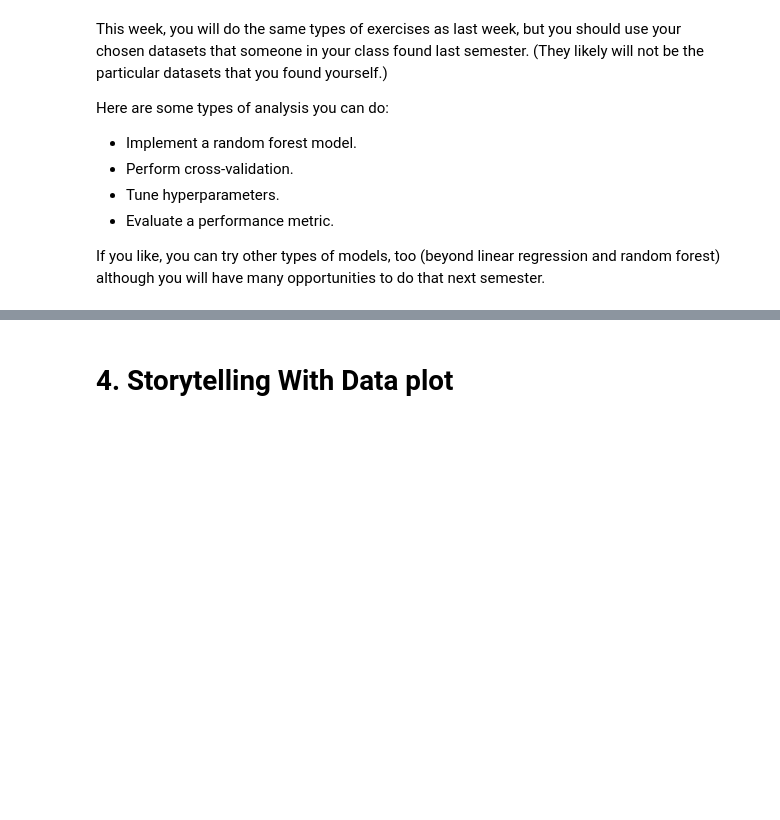
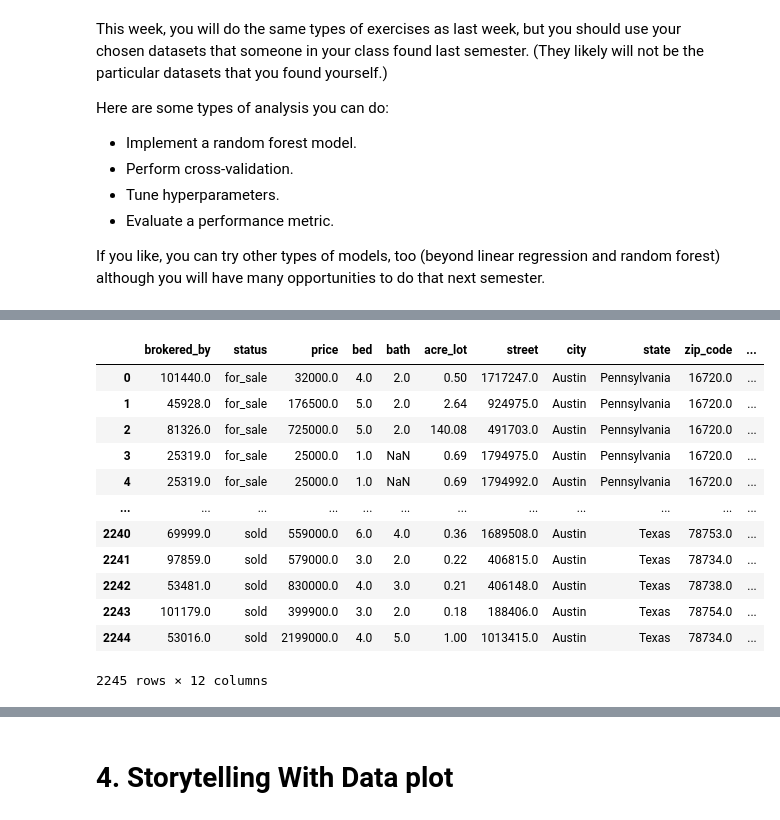
Before and after one commit to Kevinwu1998/699, a Jupyter notebook: Week11.ipynb, the cells around one changed output, grey strips where cells are left out. Drawn from its saved outputs; the diff is of its cells as text; code cells hidden in the pictures; blank space fills up the shorter version.

```diff
--- a/Week11.ipynb
+++ b/Week11.ipynb
@@ -77,0 +106,17 @@ If you like, you can try other types of models, too (beyond linear regression an
+# %%
+austin_df = df[(df['city'].str.lower() == 'austin')  &(df['city'].str.lower() == 'austin')].reset_index(drop=True)
+austin_df
+# %% [output]
+|  | brokered_by | status | price | bed | bath | acre_lot | street | city | state | zip_code | ... |
+| 0 | 101440.0 | for_sale | 32000.0 | 4.0 | 2.0 | 0.50 | 1717247.0 | Austin | Pennsylvania | 16720.0 | ... |
+| 1 | 45928.0 | for_sale | 176500.0 | 5.0 | 2.0 | 2.64 | 924975.0 | Austin | Pennsylvania | 16720.0 | ... |
+| 2 | 81326.0 | for_sale | 725000.0 | 5.0 | 2.0 | 140.08 | 491703.0 | Austin | Pennsylvania | 16720.0 | ... |
+| 3 | 25319.0 | for_sale | 25000.0 | 1.0 | NaN | 0.69 | 1794975.0 | Austin | Pennsylvania | 16720.0 | ... |
+| 4 | 25319.0 | for_sale | 25000.0 | 1.0 | NaN | 0.69 | 1794992.0 | Austin | Pennsylvania | 16720.0 | ... |
+| ... | ... | ... | ... | ... | ... | ... | ... | ... | ... | ... | ... |
+| 2240 | 69999.0 | sold | 559000.0 | 6.0 | 4.0 | 0.36 | 1689508.0 | Austin | Texas | 78753.0 | ... |
+| 2241 | 97859.0 | sold | 579000.0 | 3.0 | 2.0 | 0.22 | 406815.0 | Austin | Texas | 78734.0 | ... |
+| 2242 | 53481.0 | sold | 830000.0 | 4.0 | 3.0 | 0.21 | 406148.0 | Austin | Texas | 78738.0 | ... |
+| 2243 | 101179.0 | sold | 399900.0 | 3.0 | 2.0 | 0.18 | 188406.0 | Austin | Texas | 78754.0 | ... |
+| 2244 | 53016.0 | sold | 2199000.0 | 4.0 | 5.0 | 1.00 | 1013415.0 | Austin | Texas | 78734.0 | ... |
+2245 rows × 12 columns
```
Also changed, not shown: parts of 7 cells of this notebook.
